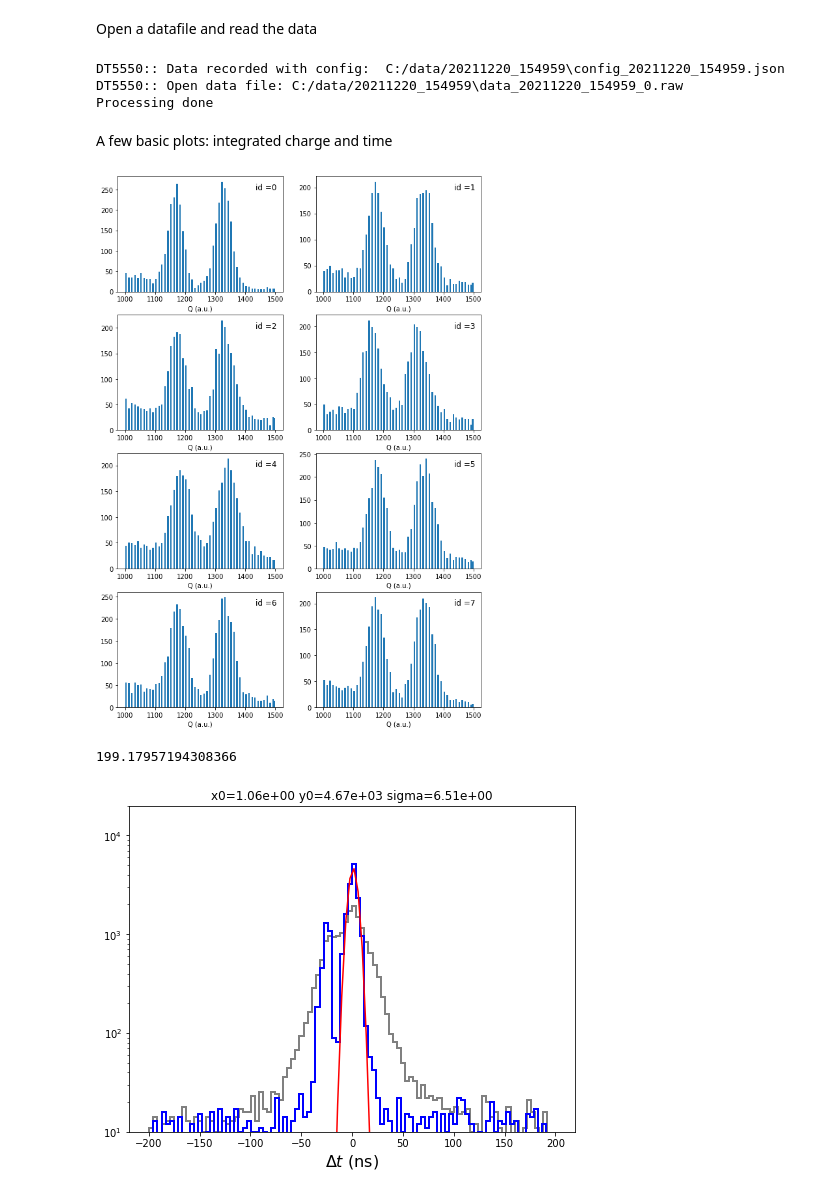
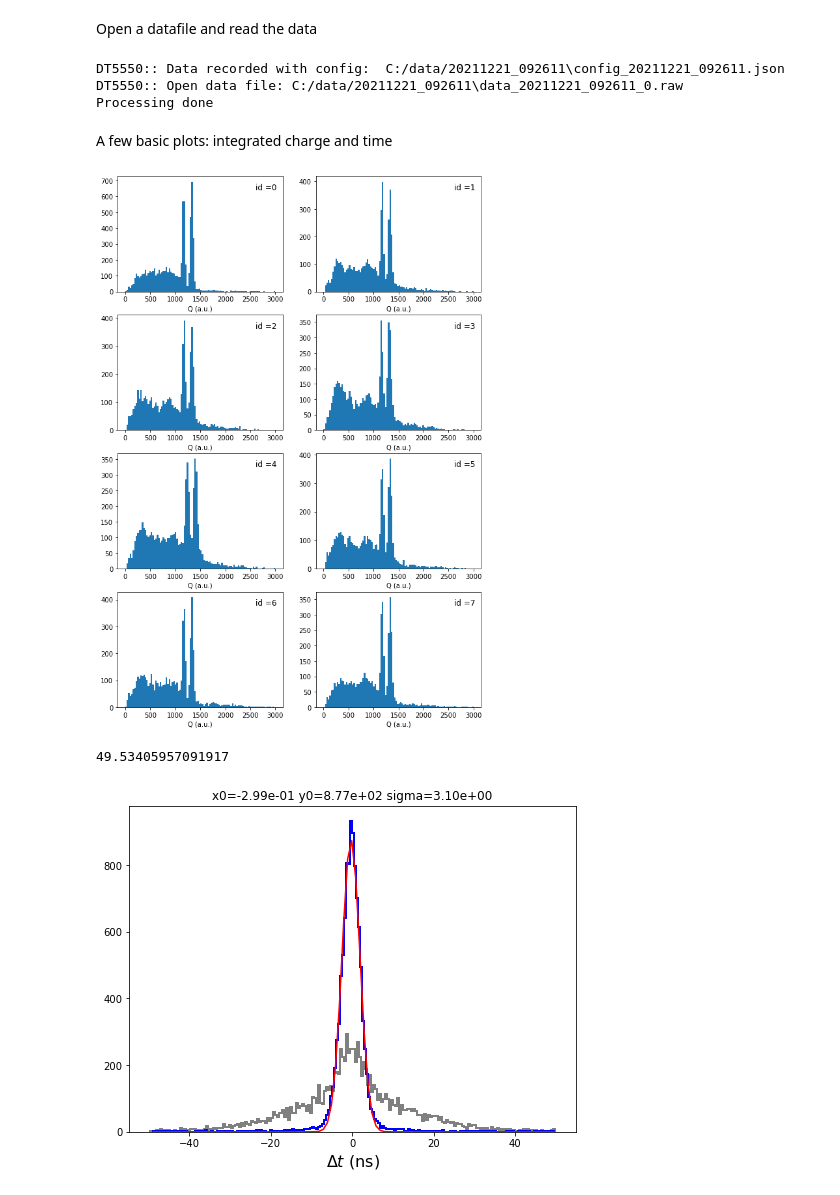
Before and after one commit to acolijn/DT5550_DAQ, a Jupyter notebook: analysis/decode_example.ipynb, the cells around one changed output. Drawn from its saved outputs; the diff is of its cells as text; code cells hidden in the pictures.

```diff
--- a/analysis/decode_example.ipynb
+++ b/analysis/decode_example.ipynb
@@ -122,7 +126,7 @@ Open a datafile and read the data
 #
 # open the datfile
 #
-io = DT5550(indir='C:/data/20211220_154959/')
+io = DT5550(indir='C:/data/20211221_092611/')
 
 #io = DT5550(file='../../DT5550_DAQ/daq/ReadoutClient/test0.raw')
 t0 = []
@@ -177,15 +181,15 @@ esel = np.array(esel, dtype=object)
 
 print('Processing done')
 # %% [output]
-DT5550:: Data recorded with config:  C:/data/20211220_154959\config_20211220_154959.json
-DT5550:: Open data file: C:/data/20211220_154959\data_20211220_154959_0.raw
+DT5550:: Data recorded with config:  C:/data/20211221_092611\config_20211221_092611.json
+DT5550:: Open data file: C:/data/20211221_092611\data_20211221_092611_0.raw
 Processing done
 # %% [markdown]
 A few basic plots: integrated charge and time
 # %%
-io.plot_all(type="charge",bins=100,logy=False, range=(1000,1500))
+io.plot_all(type="charge",bins=100,logy=False, range=(0,3000))
 # %% [output]
-[figure, old version]
+[figure, new version]
 # %%
 # io.plot_all(type="time",range=(200,600),bins=100,logy=True)
 # %%
@@ -194,12 +198,12 @@ from scipy.optimize import curve_fit
 plt.figure(figsize=(8,6))
 
 dt_nocorr = (t0-t1)
-dt_nocorr = dt_nocorr[abs(dt_nocorr)<200]
+dt_nocorr = dt_nocorr[abs(dt_nocorr)<50]
 
 dt = (t0c-t1c)
-dt = dt[abs(dt)<200]
+dt = dt[abs(dt)<50]
 
-bins = 100
+bins = 200
 y, xe  = np.histogram(dt,bins=bins)
 x = .5 * (xe[:-1] + xe[1:])
 print(xe[-1])
@@ -226,10 +230,10 @@ x_fine = np.linspace(xe[0], xe[-1], 100)
 plt.plot(x_fine, gauss(x_fine, fit[0], fit[1], fit[2]), 'r-')
 
 plt.xlabel('$\Delta t$ (ns)',fontsize=16)
-plt.yscale('log')
-plt.ylim(10,20000)
+plt.yscale('linear')
+#plt.ylim(10,15000)
 
 plt.savefig('Gaussian_fit.png')
 # %% [output]
-199.17957194308366
+49.53405957091917
-[figure, old version]
+[figure, new version]
```
Also changed, not shown: parts of 8 cells of this notebook, 4 other files.
